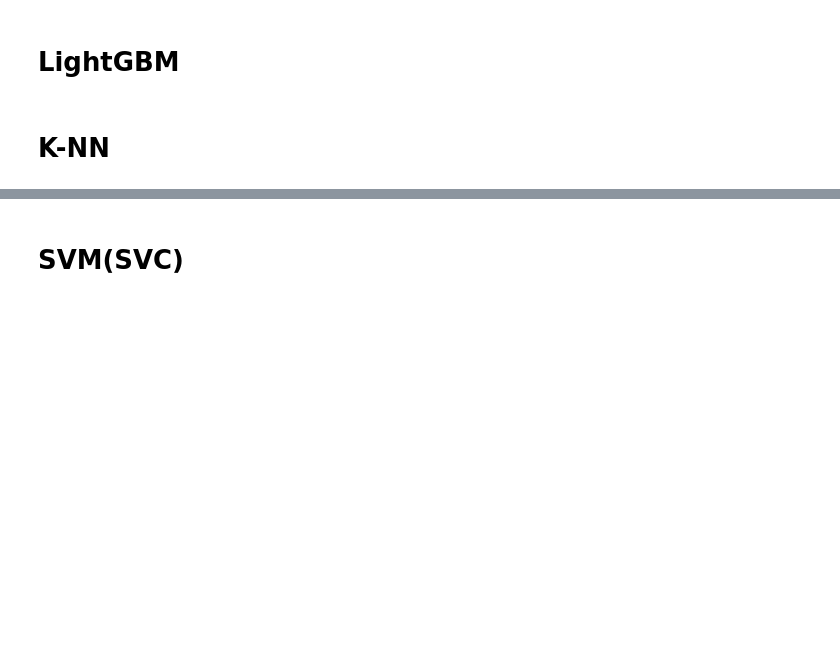
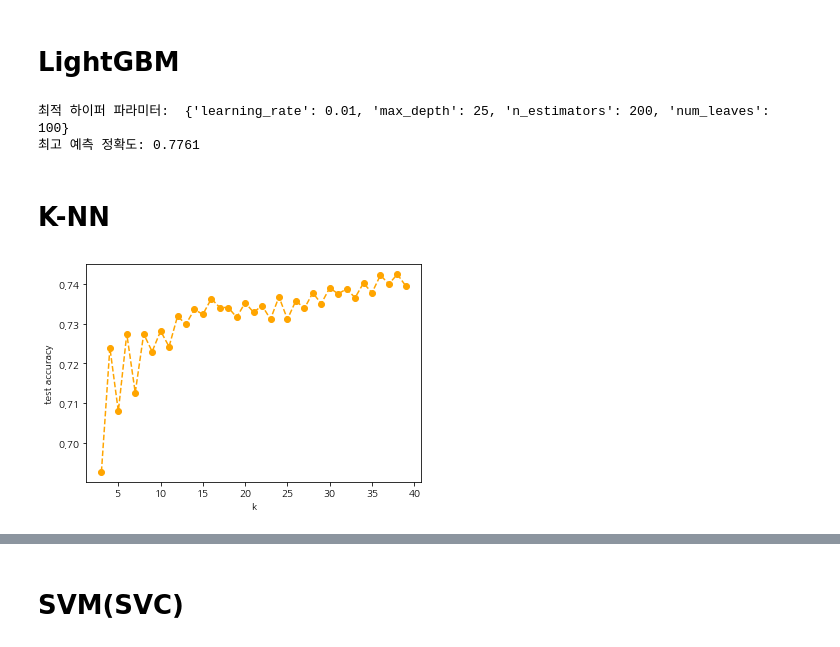
Before and after one commit to Inhatc-Bigdata-Project/RacingClassificationModel, a Jupyter notebook: final.ipynb, the cells around one changed output, grey strips where cells are left out. Saved outputs shown, nothing was run; the diff lists cells and outputs as text; code cells hidden in the pictures; blank space fills up the shorter version.

Commit message:
finishing modeling

```diff
--- a/final.ipynb
+++ b/final.ipynb
@@ -1673,29 +1671,69 @@ print('최고 예측 정확도: {:.4f}'.format(grid_cv.best_score_))
 최고 예측 정확도: 0.7827
 # %% [markdown]
 # LightGBM
+# %%
+df = pd.read_csv('./final_v5.3.csv', encoding='utf-8-sig')
+X = df.drop(columns={'idx','마명','기수명','grade','length','기수2등', 'date',
+                    '기수3등','기수3등이내횟수','기수총전적', '연승',
+                    '경주마3등','연령','마체중증감','성별','산지',
+                    '경주마1등','경주마2등'})
+y = df['연승']
+
+X_train, X_test, y_train, y_test = train_test_split(X, y, test_size=0.2, shuffle=True, stratify=y, random_state=34)
+
+
+params = {"learning_rate" : [0.01,0.1,0.3,0.5],
+             "max_depth" : [25, 50, 75],
+             "num_leaves" : [100,300,500],
+             "n_estimators" : [100, 200, 300]
+              }
+
+
+lgbm = LGBMClassifier(random_state = 0, n_jobs = -1)
+grid_cv = GridSearchCV(lgbm, param_grid = params, cv = 3, n_jobs = -1)
+grid_cv.fit(X_train, y_train)
+
+print('최적 하이퍼 파라미터: ', grid_cv.best_params_)
+print('최고 예측 정확도: {:.4f}'.format(grid_cv.best_score_))
+# %% [output]
+최적 하이퍼 파라미터:  {'learning_rate': 0.01, 'max_depth': 25, 'n_estimators': 200, 'num_leaves': 100}
+최고 예측 정확도: 0.7761
 # %% [markdown]
 # K-NN
 # %%
-# data = data
-# target = df.ranked
+df = pd.read_csv('./final_v5.3.csv', encoding='utf-8-sig')
+X = df.drop(columns={'idx','마명','기수명','grade','length','기수2등', 'date',
+                    '기수3등','기수3등이내횟수','기수총전적', '연승',
+                    '경주마3등','연령','마체중증감','성별','산지',
+                    '경주마1등','경주마2등'})
+y = df['연승']
 
-# # train_test_split
-# x_train, x_test, y_train, y_test = train_test_split(data, target, test_size=0.2, shuffle=True, stratify=target, random_state=34)
+scaler = MinMaxScaler()
+scaler.fit(X)
+data = scaler.transform(X)
 
-# k_range = range(3,40)
+X = pd.DataFrame(data, columns=X.columns[0:])
 
-# # k에따른 accuracy 저장
-# accuracy_list = []
 
-# # 각 k마다 모델 테스트
-# for k in k_range:
-#     model = KNeighborsClassifier(n_neighbors = k)
-#     model.fit(x_train, y_train)
-#     y_pred = model.predict(x_test)
-#     accuracy_list.append(accuracy_score(y_test, y_pred))
+X_train, X_test, y_train, y_test = train_test_split(X, y, test_size=0.2, shuffle=True, stratify=y, random_state=34)
 
-# # 시각화
-# plt.plot(k_range, accuracy_list, 'o--', color = 'orange')
-# plt.xlabel("k")
-# plt.ylabel("test accuracy")
-# plt.show()
+
+k_range = range(3,40)
+
+# k에따른 accuracy 저장
+accuracy_list = []
+
+# 각 k마다 모델 테스트
+for k in k_range:
+    model = KNeighborsClassifier(n_neighbors = k)
+    model.fit(X_train, y_train)
+    y_pred = model.predict(X_test)
+    accuracy_list.append(accuracy_score(y_test, y_pred))
+
+# 시각화
+plt.plot(k_range, accuracy_list, 'o--', color = 'orange')
+plt.xlabel("k")
+plt.ylabel("test accuracy")
+plt.show()
+# %% [output]
+[figure, added]
```
Also changed, not shown: parts of 7 cells of this notebook.
